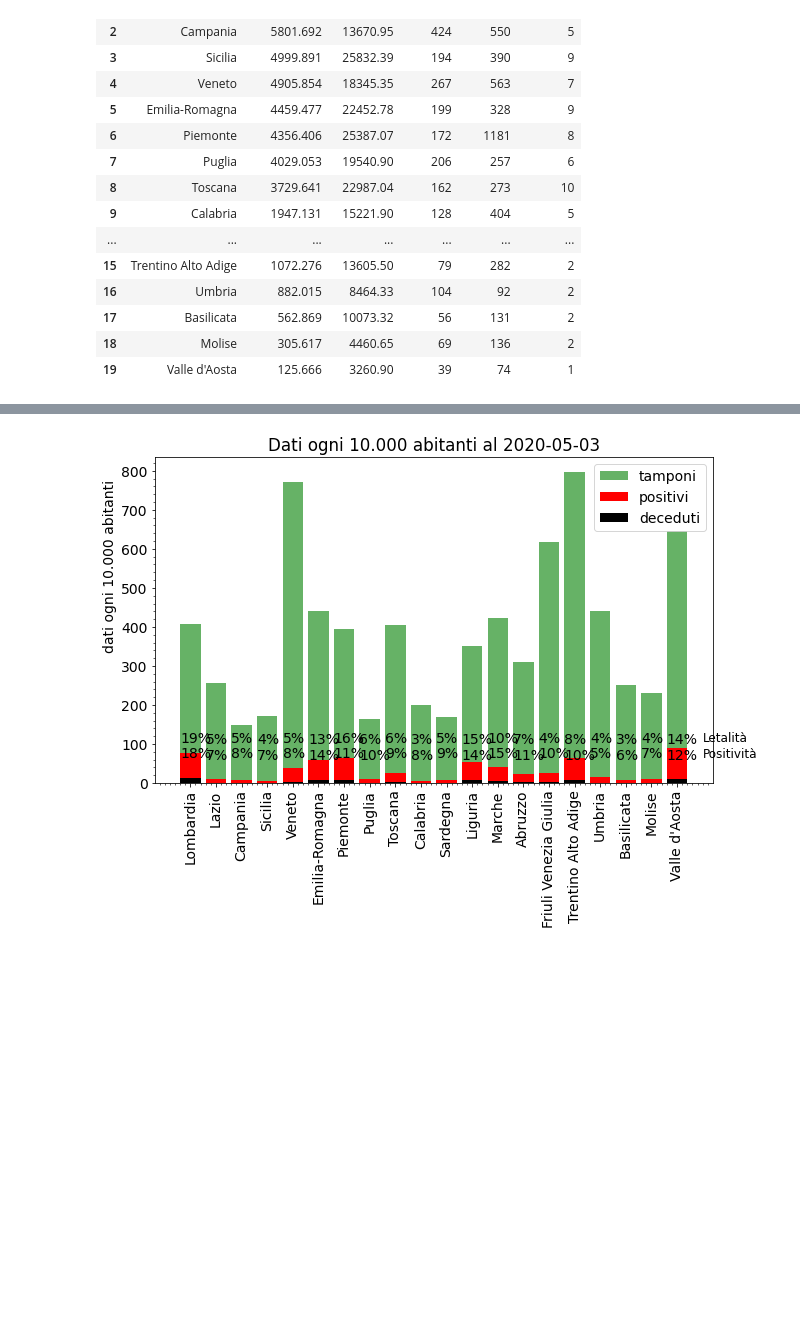
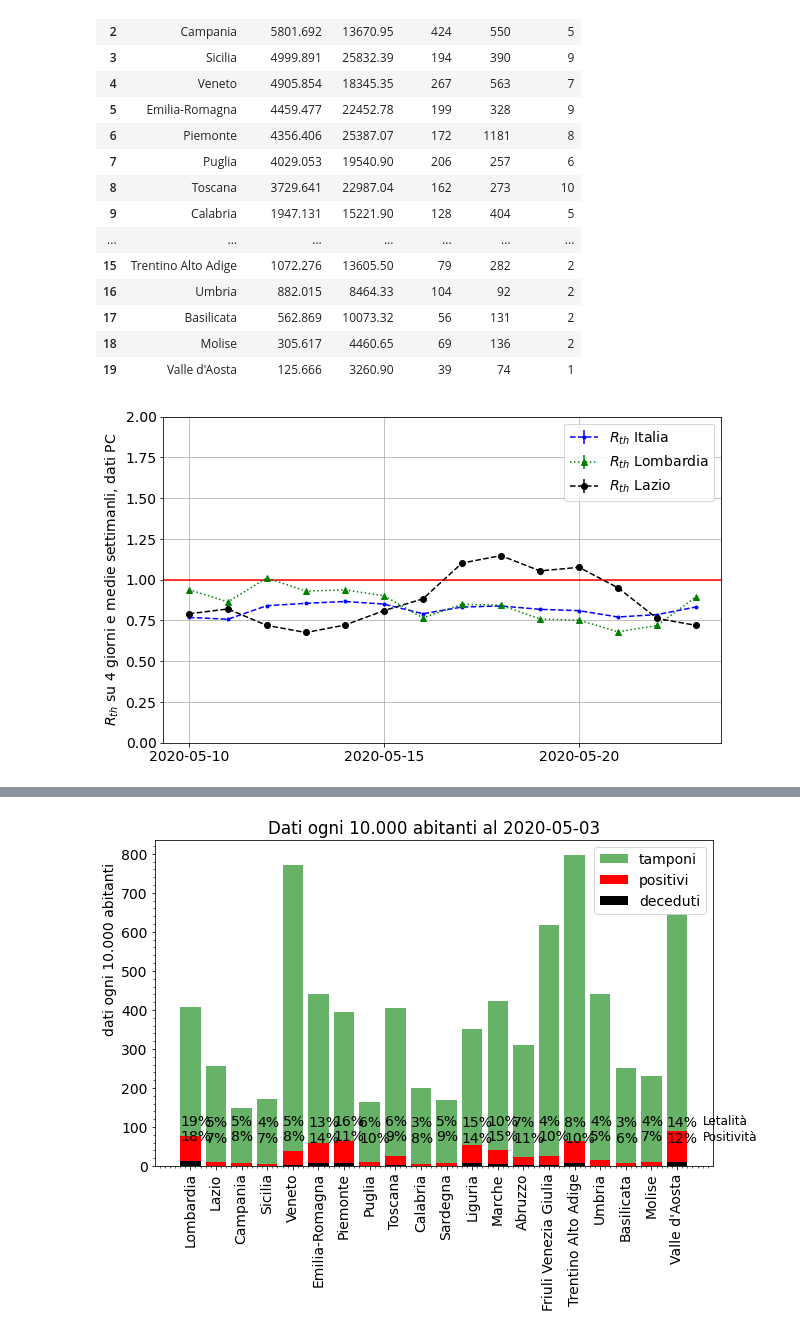
Before and after one commit to gmazzitelli/studenti, a Jupyter notebook: covid19.ipynb, the cells around one changed output, grey strips where cells are left out. Cells and saved outputs as stored; diff of their text form; code cells hidden in the pictures; blank space fills up the shorter version.

```diff
--- a/covid19.ipynb
+++ b/covid19.ipynb
@@ -1431,3 +1453,46 @@ dpr
 | 17 | Basilicata | 562.869 | 10073.32 | 56 | 131 | 2 |
 | 18 | Molise | 305.617 | 4460.65 | 69 | 136 | 2 |
 | 19 | Valle d'Aosta | 125.666 | 3260.90 | 39 | 74 | 1 |
+# %%
+fig, ax = plt.subplots(figsize=(10,6))
+Lombardia = dr.loc[(dr['denominazione_regione'] == 'Lombardia')].sort_values(by="data").copy()
+Lazio = dr.loc[(dr['denominazione_regione'] == 'Lazio')].sort_values(by="data").copy()
+
+def Rth(data, N=7, d=4):
+  # https://www.facebook.com/DatiAnalisiCoronavirus/posts/142436764043174?__tn__=K-R
+  N=7
+  y = np.convolve(data, np.ones((N,))/N, mode='valid')
+  x = np.linspace(0, len(y), len(y))
+  d=4
+  return x[d:] , y[d:]/y[:-d]
+
+
+#fig.autofmt_xdate()
+#x.fmt_xdata = mdates.DateFormatter('%Y-%m-%d')
+
+data = df['nuovi_positivi']
+xd , y = Rth(data)
+cut = 70
+x = np.array(df.iloc[cut+6:,0])
+for i in range(len(x)):
+  x[i]=x[i][0:10]
+ax.errorbar(x , y[xd>cut], yerr=0, fmt='b.--', label='$R_{th}$ Italia')
+data = Lombardia['nuovi_positivi']
+xd , y = Rth(data)
+ax.errorbar(x, y[xd>cut], yerr=0, fmt='g^:', label='$R_{th}$ Lombardia')
+data = Lazio['nuovi_positivi']
+xd , y = Rth(data)
+ax.errorbar(x , y[xd>cut], yerr=0, fmt='ko--', label='$R_{th}$ Lazio')
+
+ax.axhline(1, color='red')
+#ax.set_xlabel('giorni', horizontalalignment = 'left', x=0.8)
+ax.set_ylabel(r'$R_{th}$ su 4 giorni e medie settimanli, dati PC')
+ax.xaxis.set_major_locator(MultipleLocator(5))
+
+ax.set_ylim(0,2)
+
+ax.legend()
+ax.grid()
+plt.show()
+# %% [output]
+[figure, added]
```
Also changed, not shown: parts of 9 cells of this notebook.
